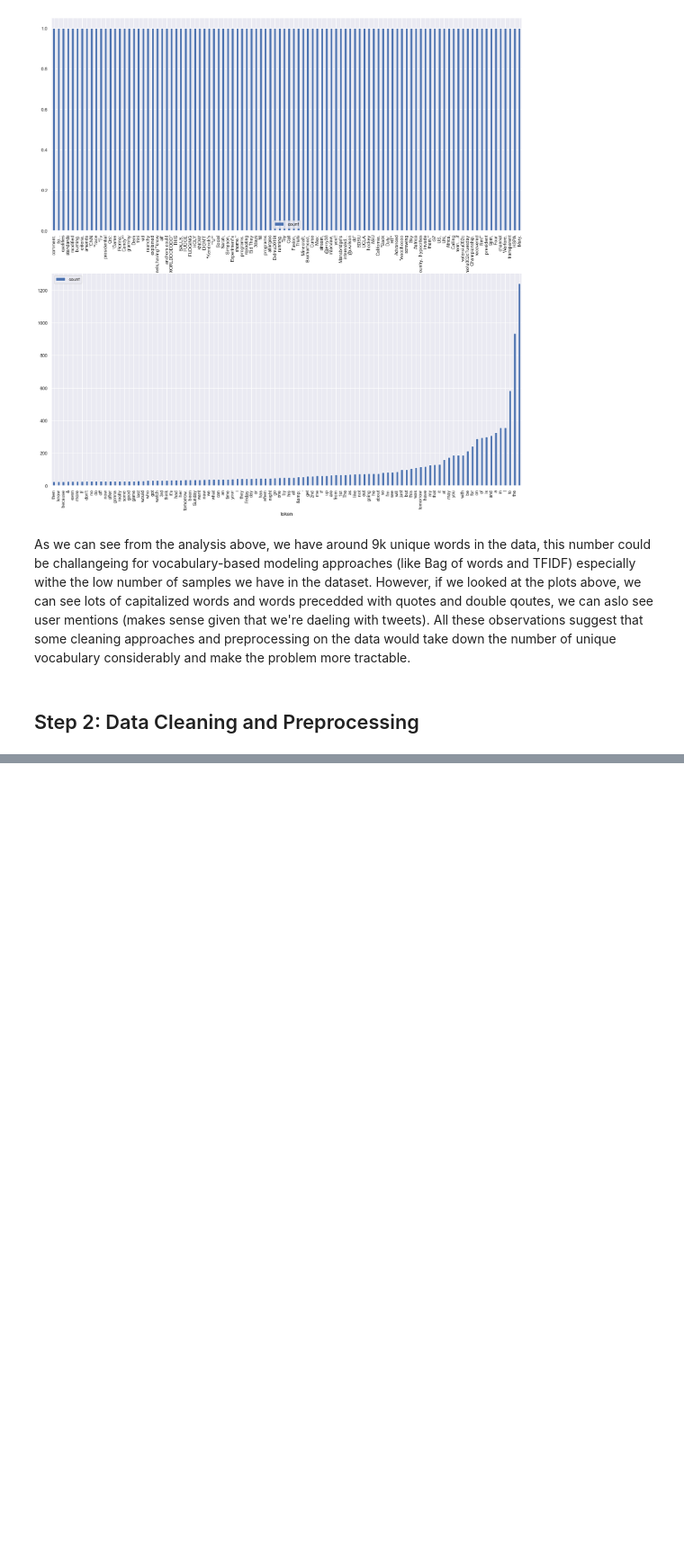
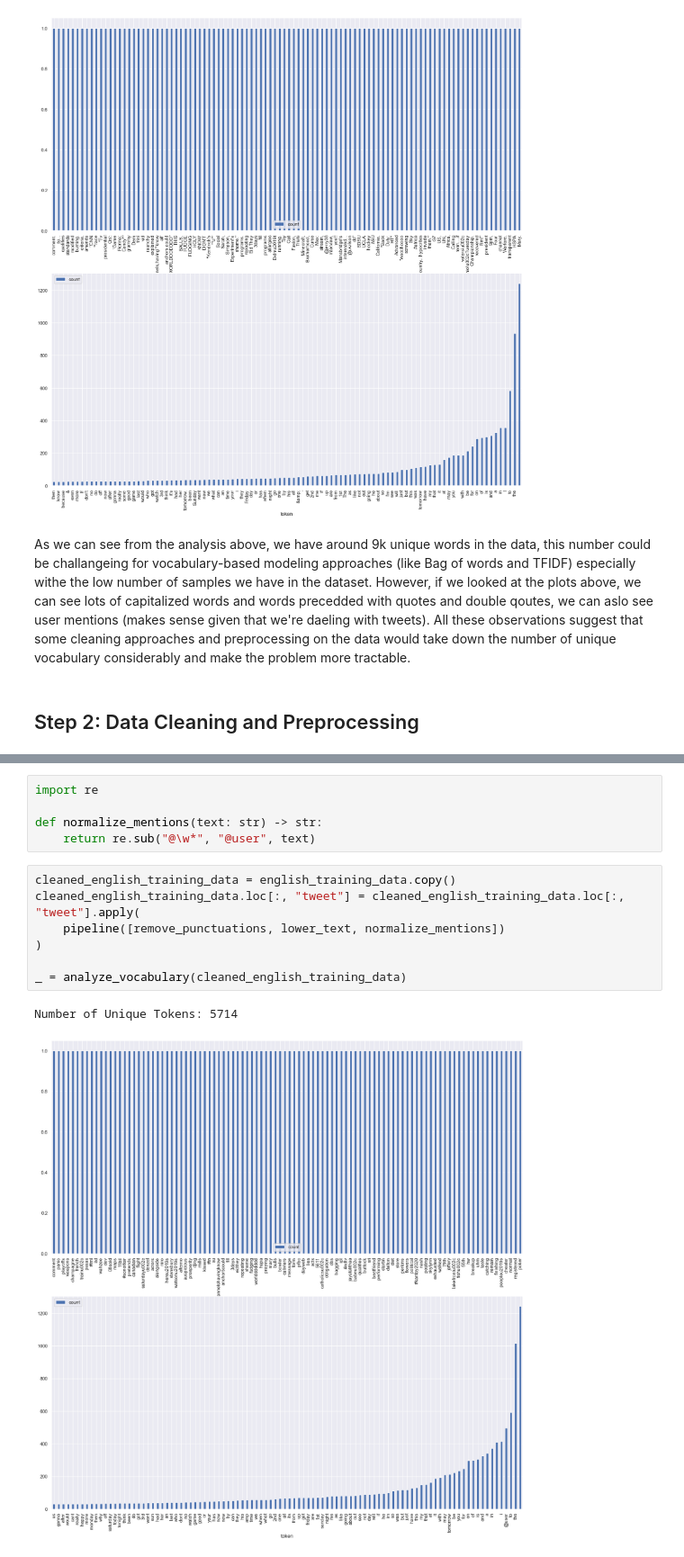
Before and after one commit to Mostafa-Samir/AI-Academy-NLP-Dec-2022, a Jupyter notebook: Day-1-lab.ipynb, the cells around one changed output, grey strips where cells are left out. Shown at 90% size. Saved outputs shown, nothing was run; the diff lists cells and outputs as text; blank space fills up the shorter version.

```diff
--- a/Day-1-lab.ipynb
+++ b/Day-1-lab.ipynb
@@ -141,0 +184,15 @@ As we can see from the analysis above, we have around 9k unique words in the dat
+# %%
+import re
+
+def normalize_mentions(text: str) -> str:
+    return re.sub("@\w*", "@user", text)
+# %%
+cleaned_english_training_data = english_training_data.copy()
+cleaned_english_training_data.loc[:, "tweet"] = cleaned_english_training_data.loc[:, "tweet"].apply(
+    pipeline([remove_punctuations, lower_text, normalize_mentions])
+)
+
+_ = analyze_vocabulary(cleaned_english_training_data)
+# %% [output]
+Number of Unique Tokens: 5714
+[figure, added]
```
Also changed, not shown: parts of 6 cells of this notebook.
